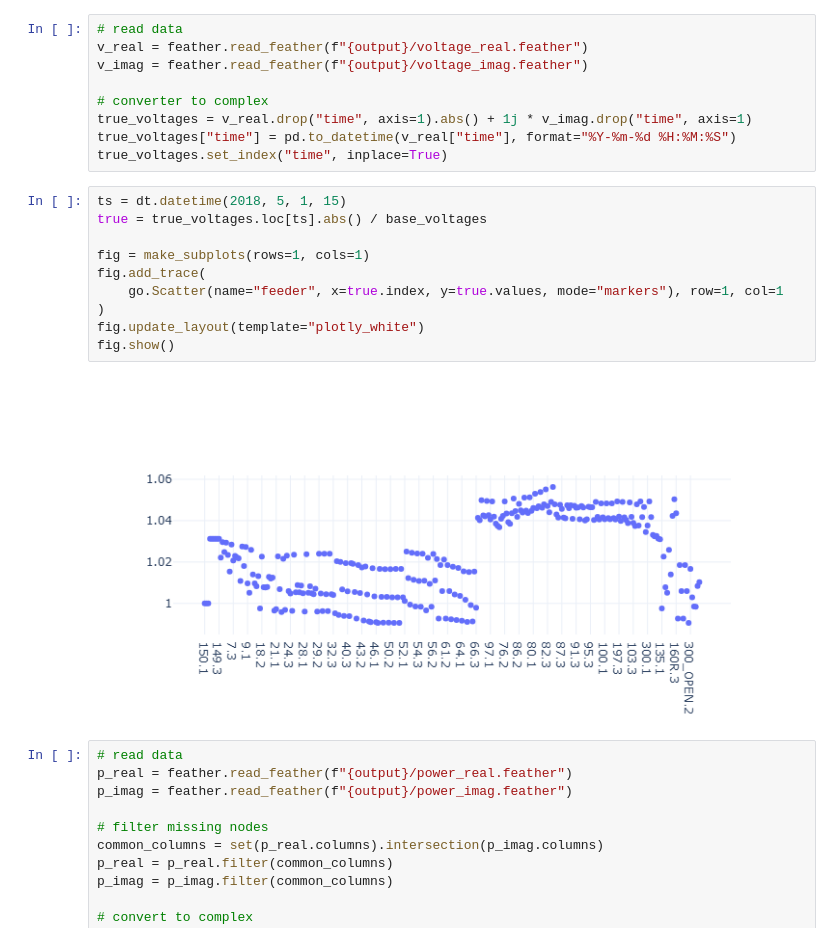
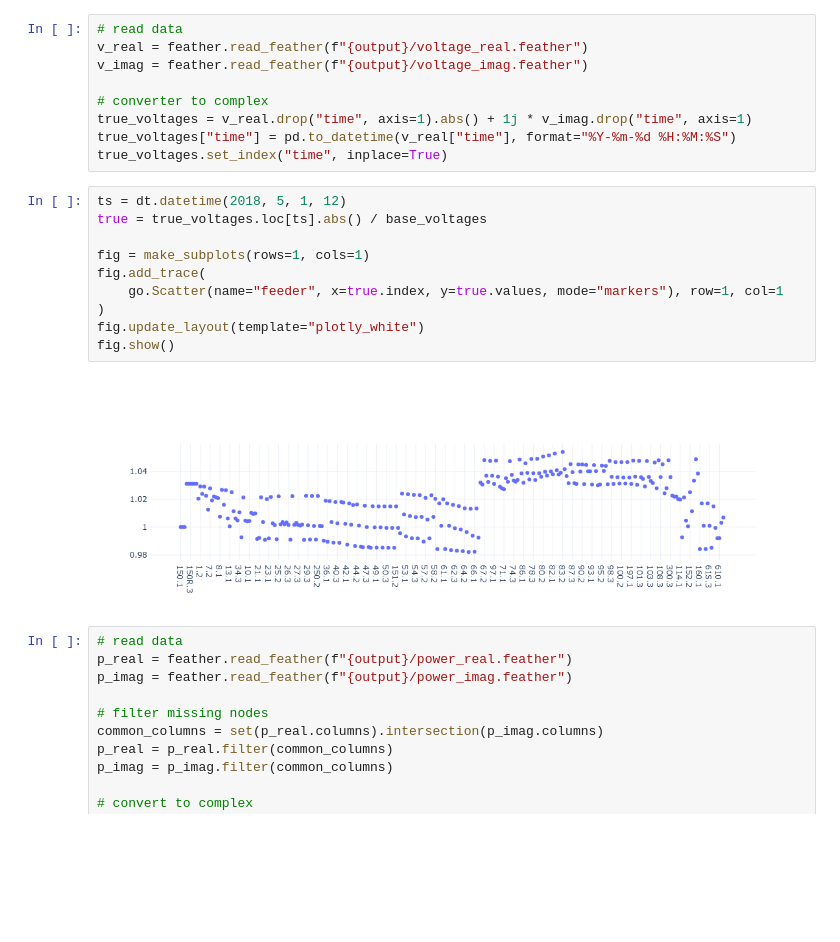
Before and after one commit to pnnl/oedisi_dopf, a Jupyter notebook: workflow_admm.ipynb, the cells around one changed output. Cells and saved outputs as stored; diff of their text form; blank space fills up the shorter version.

```diff
--- a/workflow_admm.ipynb
+++ b/workflow_admm.ipynb
@@ -160,17 +191,17 @@ true_voltages = v_real.drop("time", axis=1).abs() + 1j * v_imag.drop("time", axi
 true_voltages["time"] = pd.to_datetime(v_real["time"], format="%Y-%m-%d %H:%M:%S")
 true_voltages.set_index("time", inplace=True)
 # %%
-ts = dt.datetime(2018, 5, 1, 15)
+ts = dt.datetime(2018, 5, 1, 12)
 true = true_voltages.loc[ts].abs() / base_voltages
 
 fig = make_subplots(rows=1, cols=1)
 fig.add_trace(
     go.Scatter(name="feeder", x=true.index, y=true.values, mode="markers"), row=1, col=1
 )
 fig.update_layout(template="plotly_white")
 fig.show()
 # %% [output]
-[figure, old version]
+[figure, new version]
 # %%
 # read data
 p_real = feather.read_feather(f"{output}/power_real.feather")
```
Also changed, not shown: parts of 3 cells of this notebook, 18 other files.
